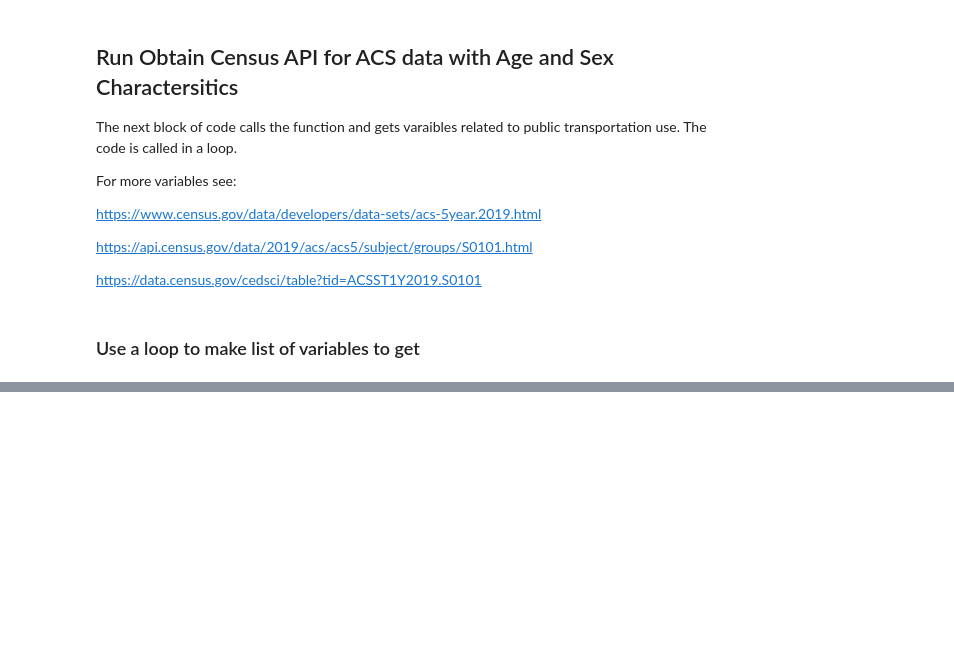
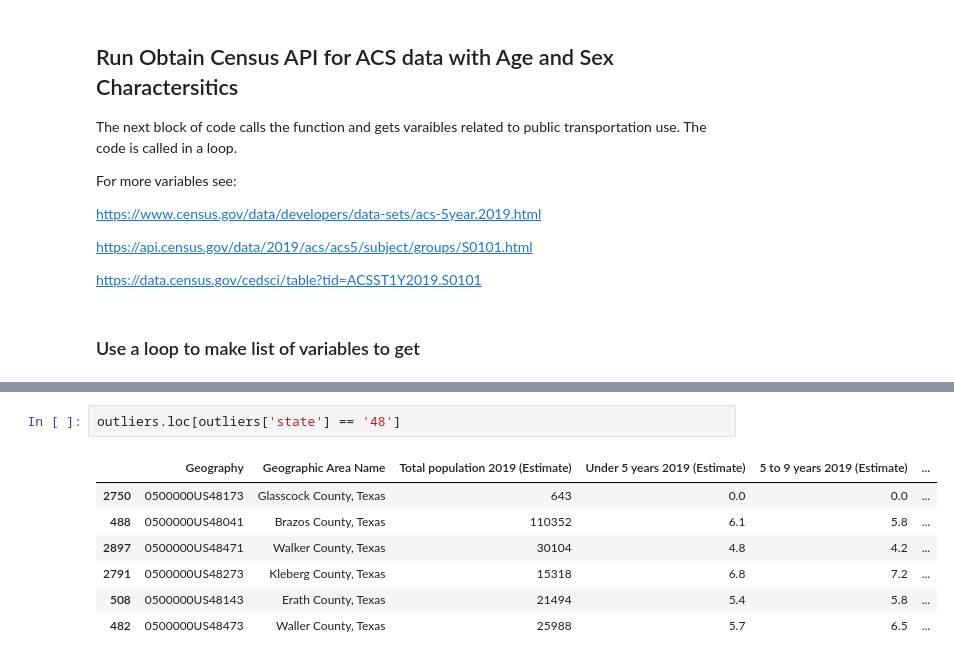
Before and after one commit to npr99/PlanningMethods, a Jupyter notebook: PLAN604_ACS_Population_Pyramids.ipynb, the cells around one changed output, grey strips where cells are left out. Drawn from its saved outputs; the diff is of its cells as text; blank space fills up the shorter version.

```diff
--- a/PLAN604_ACS_Population_Pyramids.ipynb
+++ b/PLAN604_ACS_Population_Pyramids.ipynb
@@ -208,0 +243,10 @@ merge_df.loc[(merge_df['Workers 16 years and over 2012 (Estimate)'] > 4000) &
+# %%
+outliers.loc[outliers['state'] == '48']
+# %% [output]
+|  | Geography | Geographic Area Name | Total population 2019 (Estimate) | Under 5 years 2019 (Estimate) | 5 to 9 years 2019 (Estimate) | ... |
+| 2750 | 0500000US48173 | Glasscock County, Texas | 643 | 0.0 | 0.0 | ... |
+| 488 | 0500000US48041 | Brazos County, Texas | 110352 | 6.1 | 5.8 | ... |
+| 2897 | 0500000US48471 | Walker County, Texas | 30104 | 4.8 | 4.2 | ... |
+| 2791 | 0500000US48273 | Kleberg County, Texas | 15318 | 6.8 | 7.2 | ... |
+| 508 | 0500000US48143 | Erath County, Texas | 21494 | 5.4 | 5.8 | ... |
+| 482 | 0500000US48473 | Waller County, Texas | 25988 | 5.7 | 6.5 | ... |
```
Also changed, not shown: parts of 27 cells of this notebook.
